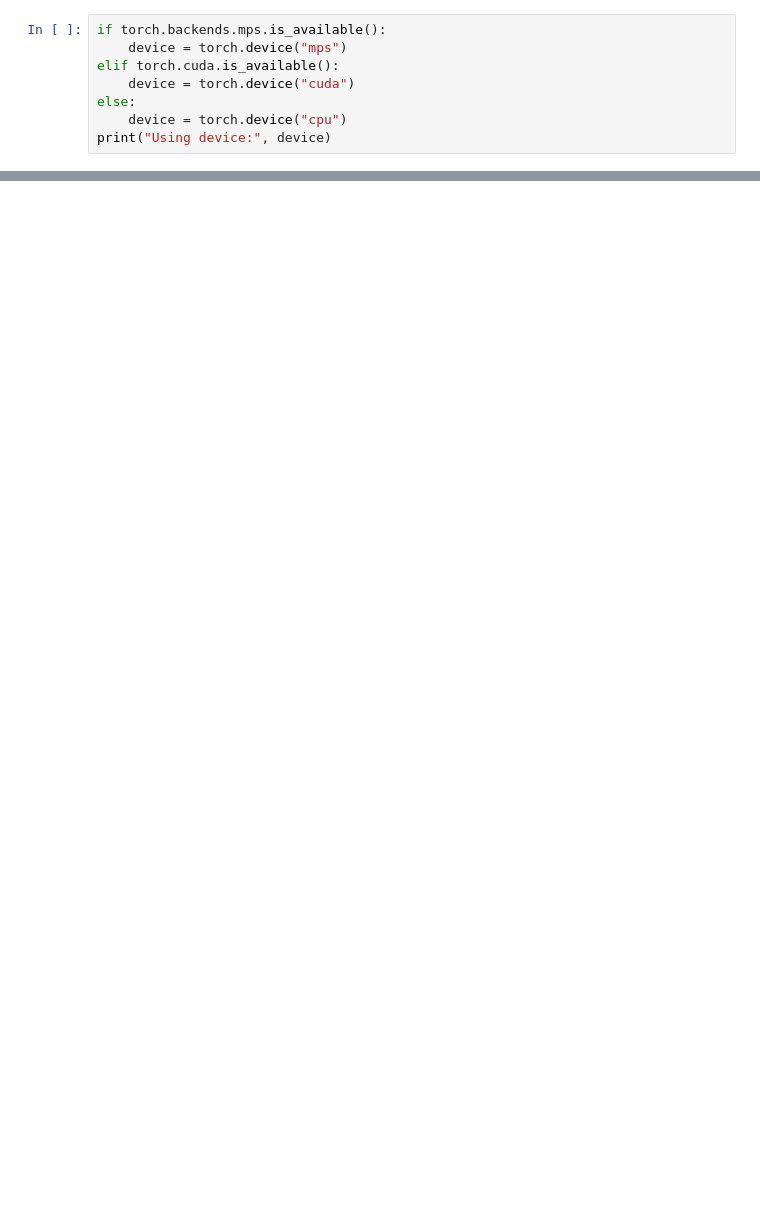
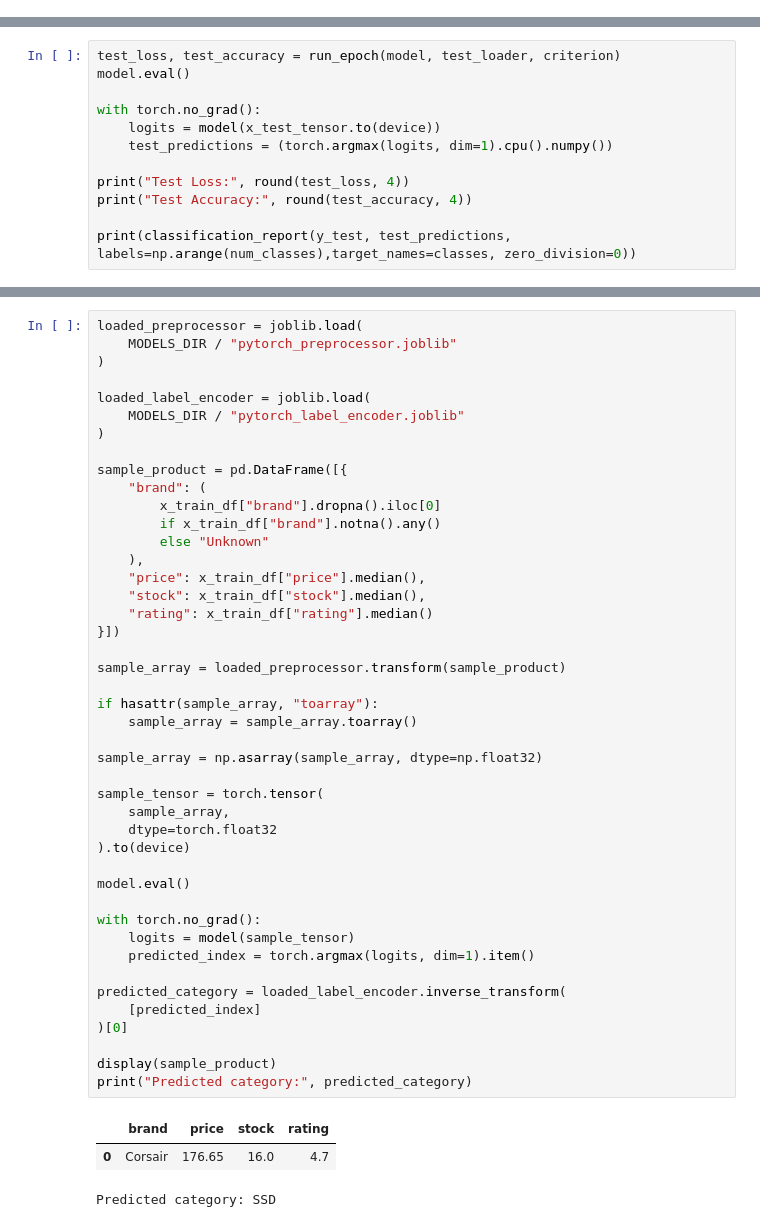
Before and after one commit to Ko-Bhone/Techcart_ai, a Jupyter notebook: notebooks/03_pytorch_classification.ipynb, the cells around one changed output, grey strips where cells are left out. Saved outputs shown, nothing was run; the diff lists cells and outputs as text; blank space fills up the shorter version.

Commit message:
feat(phase-3): add Pytorch product category classifier

```diff
--- a/notebooks/03_pytorch_classification.ipynb
+++ b/notebooks/03_pytorch_classification.ipynb
@@ -22,8 +0,0 @@ from torch.utils.data import Dataset, DataLoader
-# %%
-if torch.backends.mps.is_available():
-    device = torch.device("mps")
-elif torch.cuda.is_available():
-    device = torch.device("cuda")
-else:
-    device = torch.device("cpu")
-print("Using device:", device)
@@ -208,0 +365,12 @@ ValueError: could not determine the shape of object type 'DataFrame'
+# %%
+test_loss, test_accuracy = run_epoch(model, test_loader, criterion)
+model.eval()
+
+with torch.no_grad():
+    logits = model(x_test_tensor.to(device))
+    test_predictions = (torch.argmax(logits, dim=1).cpu().numpy())
+
+print("Test Loss:", round(test_loss, 4))
+print("Test Accuracy:", round(test_accuracy, 4))
+
+print(classification_report(y_test, test_predictions, labels=np.arange(num_classes),target_names=classes, zero_division=0))
@@ -208,0 +450,48 @@ ValueError: could not determine the shape of object type 'DataFrame'
+# %%
+loaded_preprocessor = joblib.load(
+    MODELS_DIR / "pytorch_preprocessor.joblib"
+)
+
+loaded_label_encoder = joblib.load(
+    MODELS_DIR / "pytorch_label_encoder.joblib"
+)
+
+sample_product = pd.DataFrame([{
+    "brand": (
+        x_train_df["brand"].dropna().iloc[0]
+        if x_train_df["brand"].notna().any()
+        else "Unknown"
+    ),
+    "price": x_train_df["price"].median(),
+    "stock": x_train_df["stock"].median(),
+    "rating": x_train_df["rating"].median()
+}])
+
+sample_array = loaded_preprocessor.transform(sample_product)
+
+if hasattr(sample_array, "toarray"):
+    sample_array = sample_array.toarray()
+
+sample_array = np.asarray(sample_array, dtype=np.float32)
+
+sample_tensor = torch.tensor(
+    sample_array,
+    dtype=torch.float32
+).to(device)
+
+model.eval()
+
+with torch.no_grad():
+    logits = model(sample_tensor)
+    predicted_index = torch.argmax(logits, dim=1).item()
+
+predicted_category = loaded_label_encoder.inverse_transform(
+    [predicted_index]
+)[0]
+
+display(sample_product)
+print("Predicted category:", predicted_category)
+# %% [output]
+|  | brand | price | stock | rating |
+| 0 | Corsair | 176.65 | 16.0 | 4.7 |
+Predicted category: SSD
```
Also changed, not shown: parts of 54 cells of this notebook, 3 other files.
